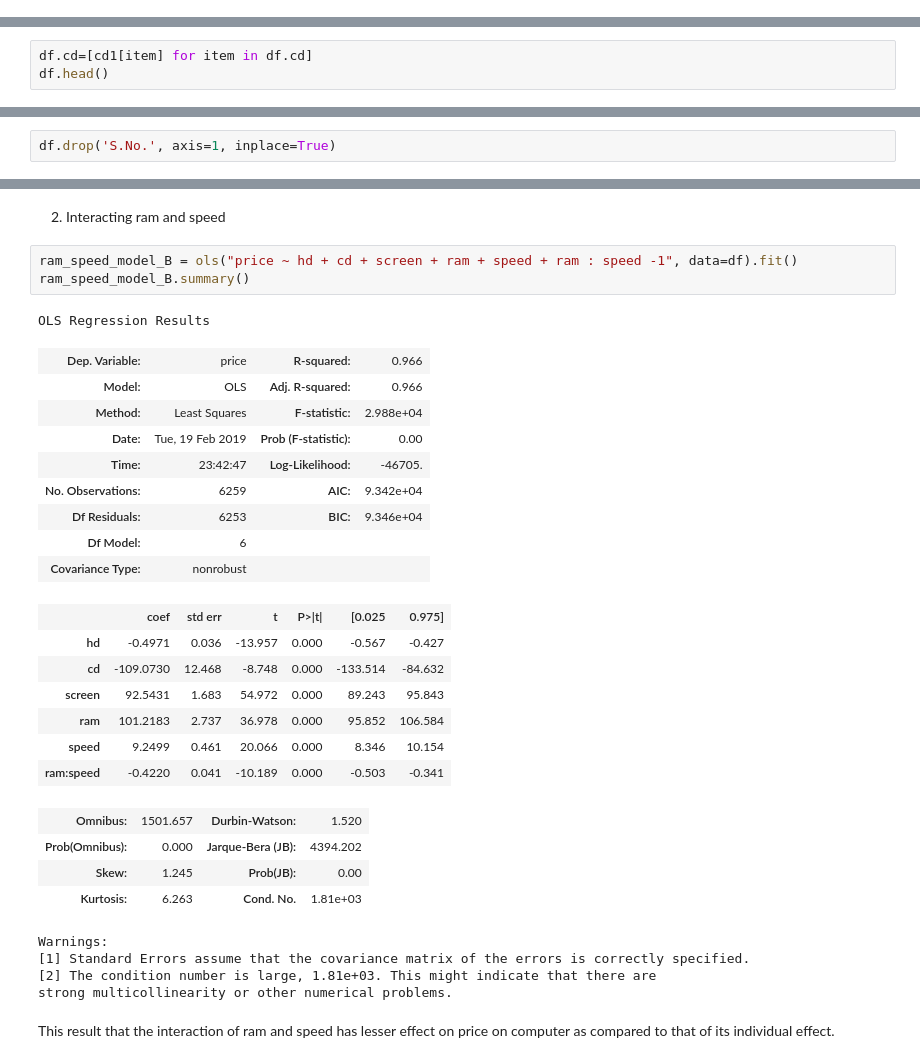
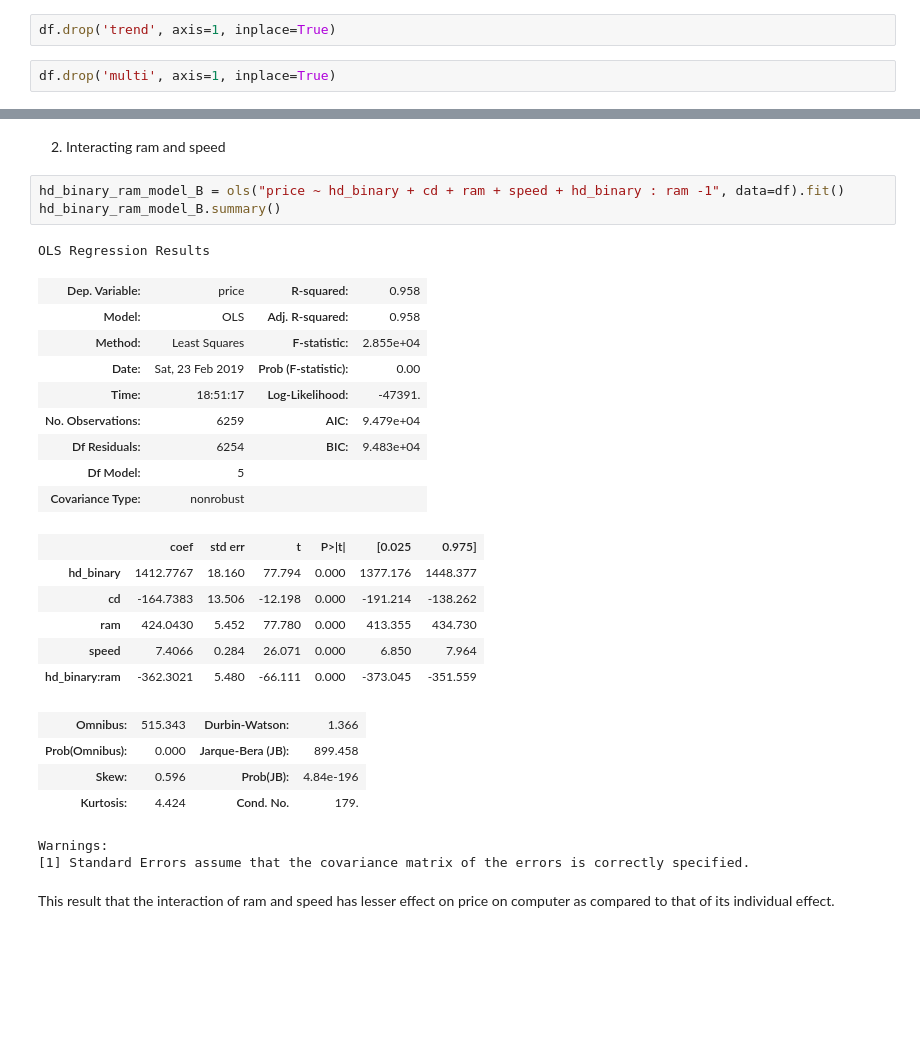
Before and after one commit to kapilashu/Data-Science-Assignments, a Jupyter notebook: Assignment 2_AshuKapil_INFO6105.ipynb, the cells around one changed output, grey strips where cells are left out. Saved outputs shown, nothing was run; the diff lists cells and outputs as text; blank space fills up the shorter version.

```diff
--- a/Assignment 2_AshuKapil_INFO6105.ipynb
+++ b/Assignment 2_AshuKapil_INFO6105.ipynb
@@ -25,3 +223,7 @@ df=pd.read_csv(r"Computers.csv",decimal = ',')
+# %%
+df.drop('trend', axis=1, inplace=True)
+# %%
+df.drop('multi', axis=1, inplace=True)
 # %%
 df.head()
 # %% [output]
@@ -36,3 +235,0 @@ cd1={"yes":1,"no":0}
-# %%
-df.cd=[cd1[item] for item in df.cd]
-df.head()
@@ -84,2 +269,0 @@ False
-# %%
-df.drop('S.No.', axis=1, inplace=True)
@@ -358,34 +539,31 @@ There is a slight improvement in the adjusted Rsquare when we have done the inte
 # %% [markdown]
 2. Interacting ram and speed
 # %%
-ram_speed_model_B = ols("price ~ hd + cd + screen + ram + speed + ram : speed -1", data=df).fit()
-ram_speed_model_B.summary()
+hd_binary_ram_model_B = ols("price ~ hd_binary + cd + ram + speed + hd_binary : ram -1", data=df).fit()
+hd_binary_ram_model_B.summary()
 # %% [output]
 OLS Regression Results
-| Dep. Variable: | price | R-squared: | 0.966 |
-| Model: | OLS | Adj. R-squared: | 0.966 |
-| Method: | Least Squares | F-statistic: | 2.988e+04 |
-| Date: | Tue, 19 Feb 2019 | Prob (F-statistic): | 0.00 |
-| Time: | 23:42:47 | Log-Likelihood: | -46705. |
-| No. Observations: | 6259 | AIC: | 9.342e+04 |
-| Df Residuals: | 6253 | BIC: | 9.346e+04 |
-| Df Model: | 6 |  |  |
+| Dep. Variable: | price | R-squared: | 0.958 |
+| Model: | OLS | Adj. R-squared: | 0.958 |
+| Method: | Least Squares | F-statistic: | 2.855e+04 |
+| Date: | Sat, 23 Feb 2019 | Prob (F-statistic): | 0.00 |
+| Time: | 18:51:17 | Log-Likelihood: | -47391. |
+| No. Observations: | 6259 | AIC: | 9.479e+04 |
+| Df Residuals: | 6254 | BIC: | 9.483e+04 |
+| Df Model: | 5 |  |  |
 | Covariance Type: | nonrobust |  |  |
 |  | coef | std err | t | P>|t| | [0.025 | 0.975] |
-| hd | -0.4971 | 0.036 | -13.957 | 0.000 | -0.567 | -0.427 |
-| cd | -109.0730 | 12.468 | -8.748 | 0.000 | -133.514 | -84.632 |
-| screen | 92.5431 | 1.683 | 54.972 | 0.000 | 89.243 | 95.843 |
-| ram | 101.2183 | 2.737 | 36.978 | 0.000 | 95.852 | 106.584 |
-| speed | 9.2499 | 0.461 | 20.066 | 0.000 | 8.346 | 10.154 |
-| ram:speed | -0.4220 | 0.041 | -10.189 | 0.000 | -0.503 | -0.341 |
+| hd_binary | 1412.7767 | 18.160 | 77.794 | 0.000 | 1377.176 | 1448.377 |
+| cd | -164.7383 | 13.506 | -12.198 | 0.000 | -191.214 | -138.262 |
+| ram | 424.0430 | 5.452 | 77.780 | 0.000 | 413.355 | 434.730 |
+| speed | 7.4066 | 0.284 | 26.071 | 0.000 | 6.850 | 7.964 |
+| hd_binary:ram | -362.3021 | 5.480 | -66.111 | 0.000 | -373.045 | -351.559 |
-| Omnibus: | 1501.657 | Durbin-Watson: | 1.520 |
-| Prob(Omnibus): | 0.000 | Jarque-Bera (JB): | 4394.202 |
-| Skew: | 1.245 | Prob(JB): | 0.00 |
-| Kurtosis: | 6.263 | Cond. No. | 1.81e+03 |
+| Omnibus: | 515.343 | Durbin-Watson: | 1.366 |
+| Prob(Omnibus): | 0.000 | Jarque-Bera (JB): | 899.458 |
+| Skew: | 0.596 | Prob(JB): | 4.84e-196 |
+| Kurtosis: | 4.424 | Cond. No. | 179. |
 Warnings:
 [1] Standard Errors assume that the covariance matrix of the errors is correctly specified.
-[2] The condition number is large, 1.81e+03. This might indicate that there are
-strong multicollinearity or other numerical problems.
 # %% [markdown]
 This result that the interaction of ram and speed has lesser effect on price on computer as compared to that of its individual effect.
 # %% [markdown]
```
Also changed, not shown: parts of 63 cells of this notebook.
